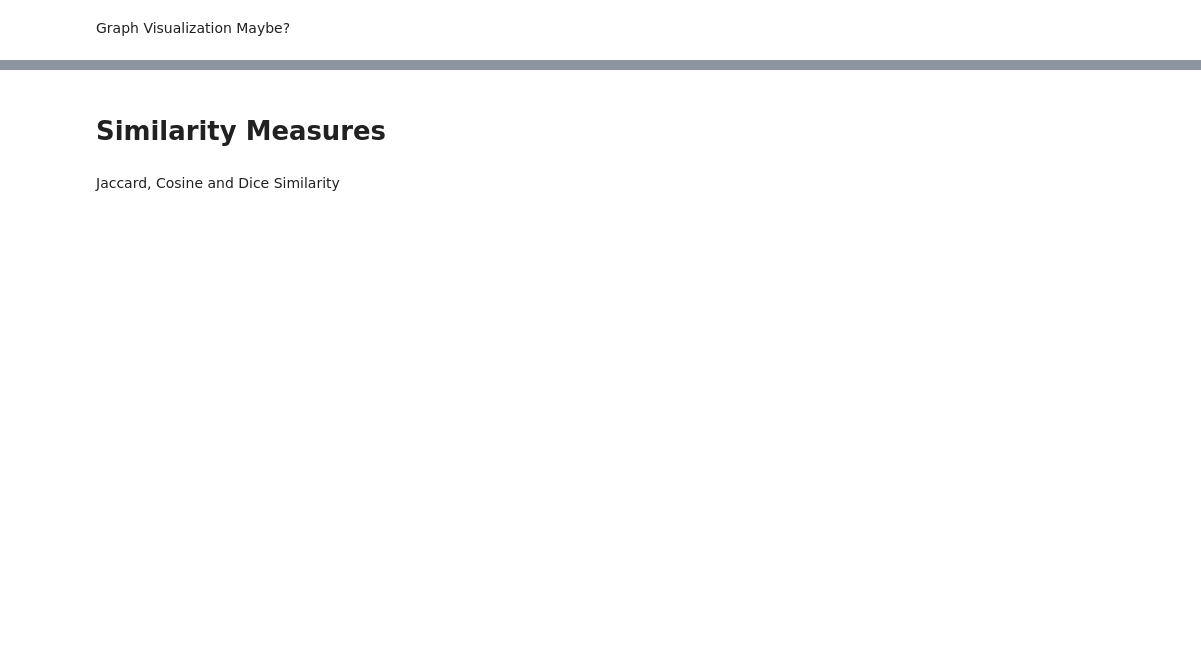
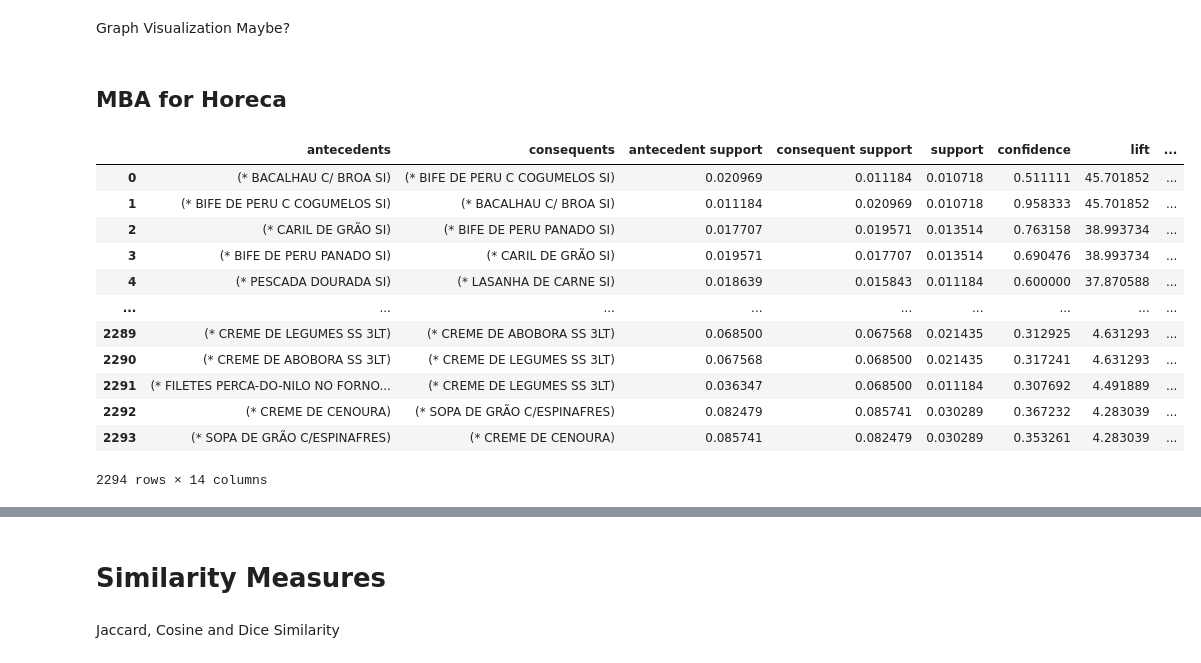
Before and after one commit to gugaaa1904/BC, a Jupyter notebook: Case 3 part 2 copy.ipynb, the cells around one changed output, grey strips where cells are left out. Drawn from its saved outputs; the diff is of its cells as text; code cells hidden in the pictures; blank space fills up the shorter version.

```diff
--- a/Case 3 part 2 copy.ipynb
+++ b/Case 3 part 2 copy.ipynb
@@ -109,2 +248,47 @@ check_out
 # %% [markdown]
 Graph Visualization Maybe?
+# %% [markdown]
+## **MBA for Horeca**
+# %%
+def mba_horeca(data, top_n_products=500, min_support=0.01, max_len=2):
+    # Step 1: Convert data to basket format (group by order = client + date)
+    baskets = data.groupby(['Client ID', 'Date'])['Product Description'].apply(list).reset_index()
+
+    # Step 2: Encode transactions to binary matrix
+    transactions = baskets['Product Description'].tolist()
+    te = TransactionEncoder()
+    te_matrix = te.fit(transactions).transform(transactions)
+    df_basket = pd.DataFrame(te_matrix, columns=te.columns_)
+
+    # Step 3: Keep only top N most frequent products
+    top_products = df_basket.sum().sort_values(ascending=False).head(top_n_products).index
+    df_filtered = df_basket[top_products]
+
+    # Step 4: Apply Apriori with error handling
+    try:
+        frequent_itemsets = apriori(df_filtered, min_support=min_support, use_colnames=True, max_len=max_len)
+        rules = association_rules(frequent_itemsets, metric="lift", min_threshold=1.0)
+        rules = rules[rules['confidence'] > 0.2].dropna(subset=['antecedents', 'consequents'])
+        rules = rules.sort_values(by='lift', ascending=False).reset_index(drop=True)
+    except MemoryError:
+        print("MemoryError: Try reducing `top_n_products` or `max_len`.")
+        rules = pd.DataFrame()
+
+    return rules
+
+horeca_rules = mba_horeca(horeca, top_n_products=400, max_len=2)
+horeca_rules
+# %% [output]
+|  | antecedents | consequents | antecedent support | consequent support | support | confidence | lift | ... |
+| 0 | (* BACALHAU C/ BROA SI) | (* BIFE DE PERU C COGUMELOS SI) | 0.020969 | 0.011184 | 0.010718 | 0.511111 | 45.701852 | ... |
+| 1 | (* BIFE DE PERU C COGUMELOS SI) | (* BACALHAU C/ BROA SI) | 0.011184 | 0.020969 | 0.010718 | 0.958333 | 45.701852 | ... |
+| 2 | (* CARIL DE GRÃO SI) | (* BIFE DE PERU PANADO SI) | 0.017707 | 0.019571 | 0.013514 | 0.763158 | 38.993734 | ... |
+| 3 | (* BIFE DE PERU PANADO SI) | (* CARIL DE GRÃO SI) | 0.019571 | 0.017707 | 0.013514 | 0.690476 | 38.993734 | ... |
+| 4 | (* PESCADA DOURADA SI) | (* LASANHA DE CARNE SI) | 0.018639 | 0.015843 | 0.011184 | 0.600000 | 37.870588 | ... |
+| ... | ... | ... | ... | ... | ... | ... | ... | ... |
+| 2289 | (* CREME DE LEGUMES SS 3LT) | (* CREME DE ABOBORA SS 3LT) | 0.068500 | 0.067568 | 0.021435 | 0.312925 | 4.631293 | ... |
+| 2290 | (* CREME DE ABOBORA SS 3LT) | (* CREME DE LEGUMES SS 3LT) | 0.067568 | 0.068500 | 0.021435 | 0.317241 | 4.631293 | ... |
+| 2291 | (* FILETES PERCA-DO-NILO NO FORNO... | (* CREME DE LEGUMES SS 3LT) | 0.036347 | 0.068500 | 0.011184 | 0.307692 | 4.491889 | ... |
+| 2292 | (* CREME DE CENOURA) | (* SOPA DE GRÃO C/ESPINAFRES) | 0.082479 | 0.085741 | 0.030289 | 0.367232 | 4.283039 | ... |
+| 2293 | (* SOPA DE GRÃO C/ESPINAFRES) | (* CREME DE CENOURA) | 0.085741 | 0.082479 | 0.030289 | 0.353261 | 4.283039 | ... |
+2294 rows × 14 columns
```
Also changed, not shown: parts of 16 cells of this notebook, 3 other files.
